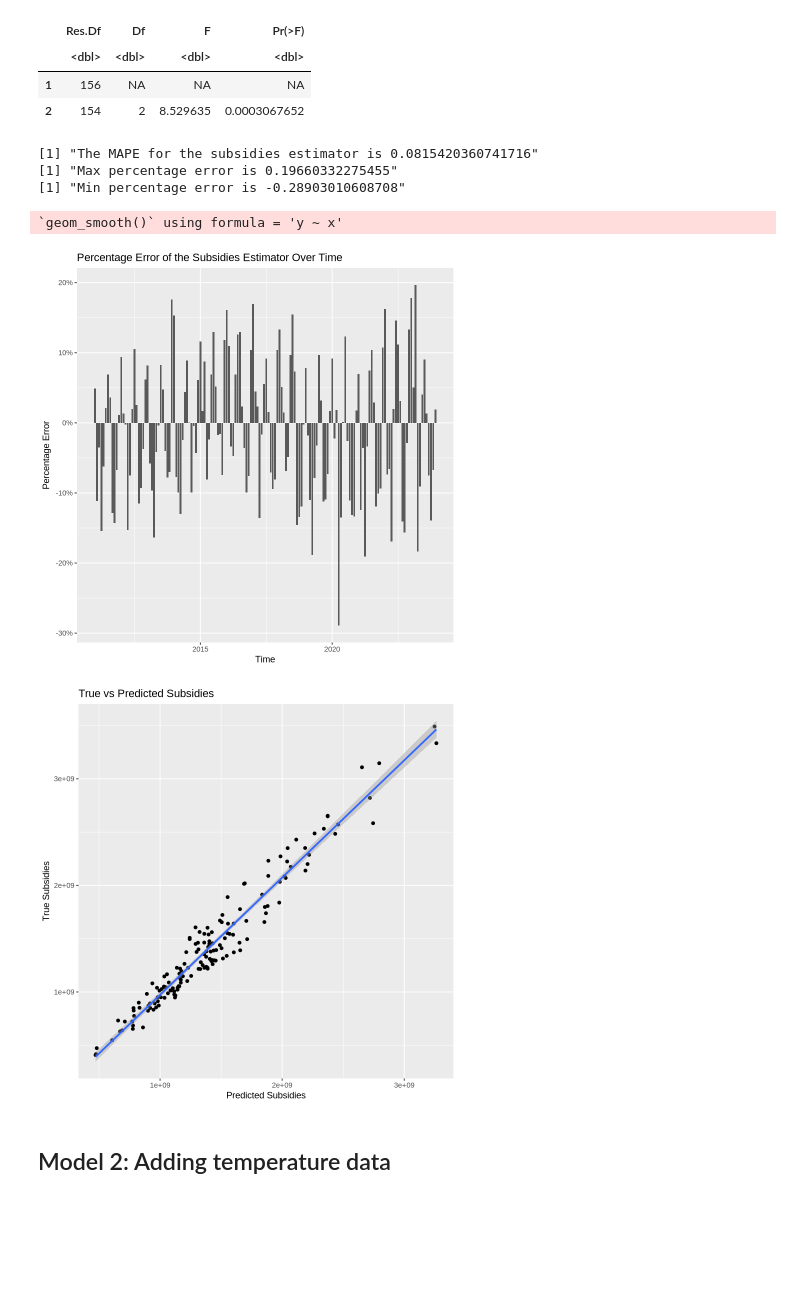
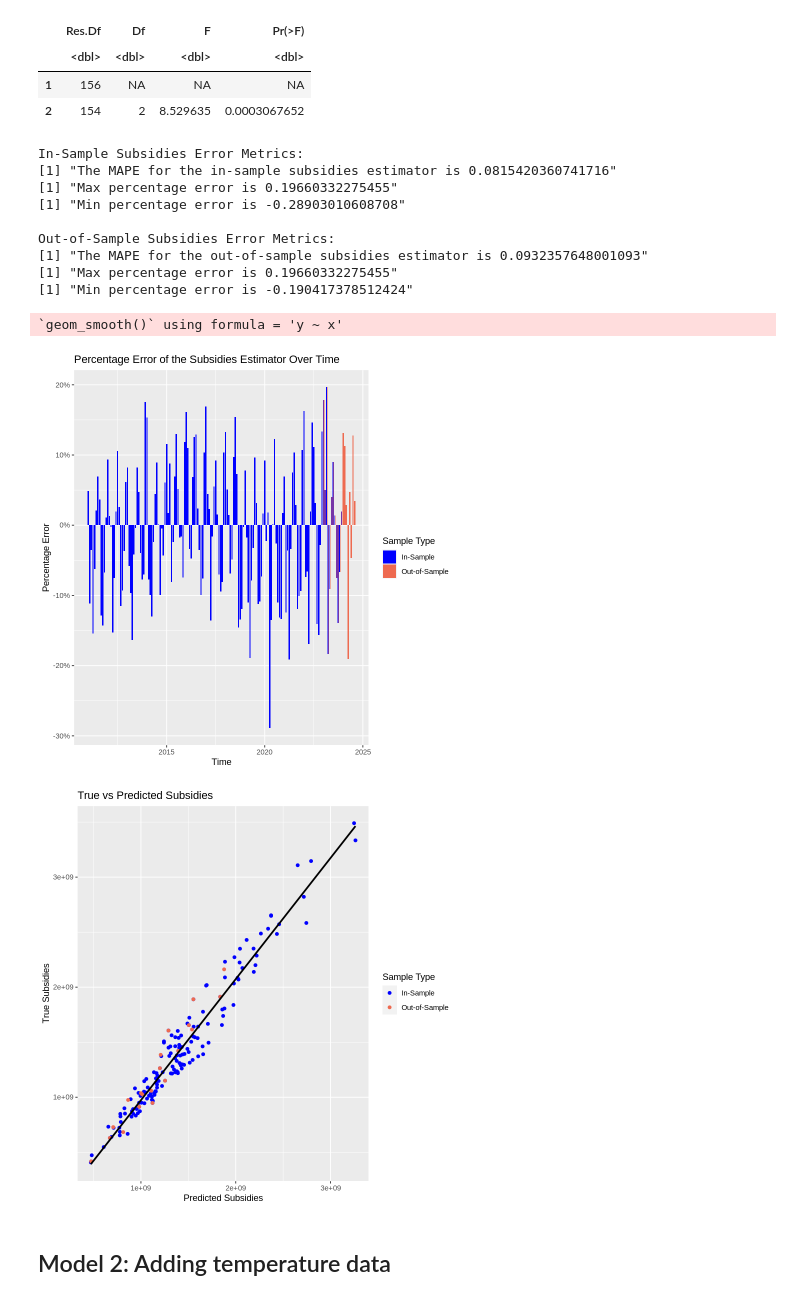
Before and after one commit to jpoletti/elec-demand-arg, a Jupyter notebook: models.ipynb, the cells around one changed output. Cells and saved outputs as stored; diff of their text form; code cells hidden in the pictures; blank space fills up the shorter version.

Commit message:
finished the modifications for the new data

```diff
--- a/models.ipynb
+++ b/models.ipynb
@@ -45,6 +45,9 @@ data$true_subs <- (data$pmon - data$pest) * data$demand
 # %%
 # Adding the necessary transforms for the models
 data$t = seq.int(nrow(data))
+data$tempavg = (data$tempmax + data$tempmin) / 2
+data$tempavg2 = data$tempavg^2
+data$logpest = log(data$pest)
 
 head(data)
 tail(data)
@@ -473,13 +479,19 @@ A anova: 2 × 4
 | 1 | 156 | NA | NA | NA |
 | 2 | 154 | 2 | 8.529635 | 0.0003067652 |
 # %%
-eval_subs_errors(model, data)
+eval_subs_errors(model, data, new_data)
 # %% [output]
-[1] "The MAPE for the subsidies estimator is 0.0815420360741716"
+In-Sample Subsidies Error Metrics:
+[1] "The MAPE for the in-sample subsidies estimator is 0.0815420360741716"
 [1] "Max percentage error is 0.19660332275455"
 [1] "Min percentage error is -0.28903010608708"
+
+Out-of-Sample Subsidies Error Metrics:
+[1] "The MAPE for the out-of-sample subsidies estimator is 0.0932357648001093"
+[1] "Max percentage error is 0.19660332275455"
+[1] "Min percentage error is -0.190417378512424"
 `geom_smooth()` using formula = 'y ~ x'
-[figure, old version]
+[figure, new version]
-[figure, old version]
+[figure, new version]
 # %% [markdown]
 ## Model 2: Adding temperature data
```
Also changed, not shown: parts of 64 cells of this notebook.
